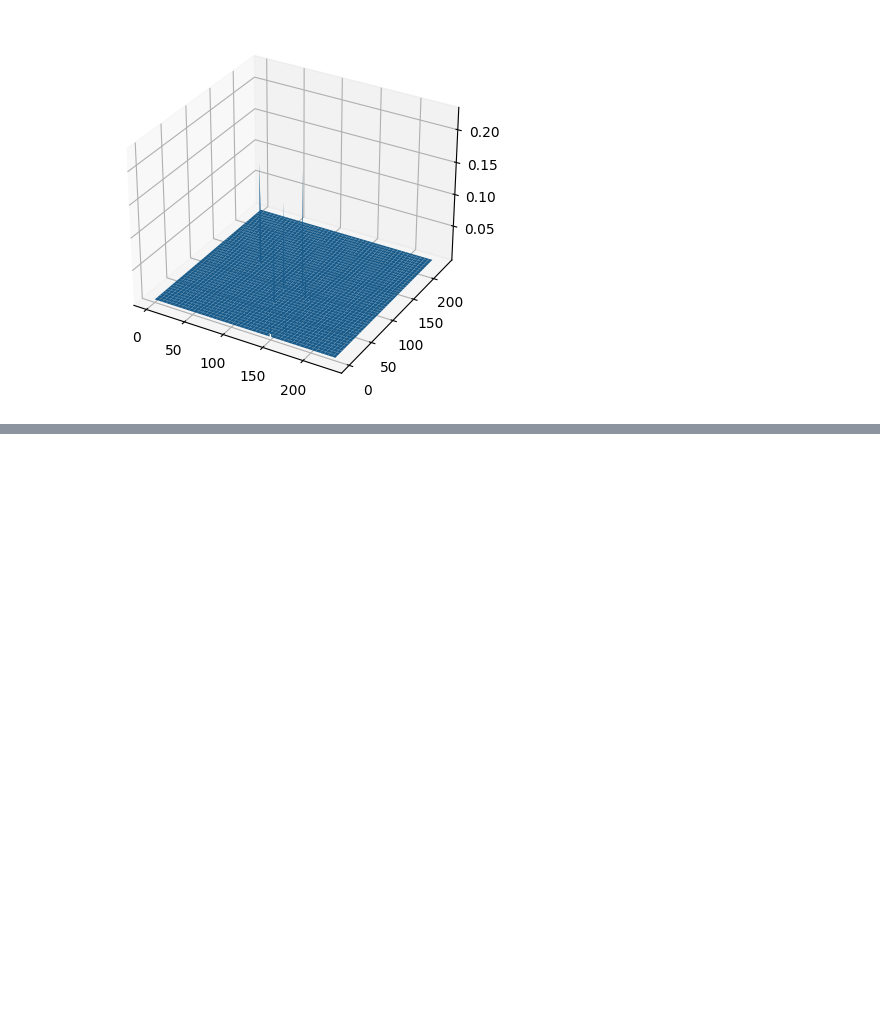
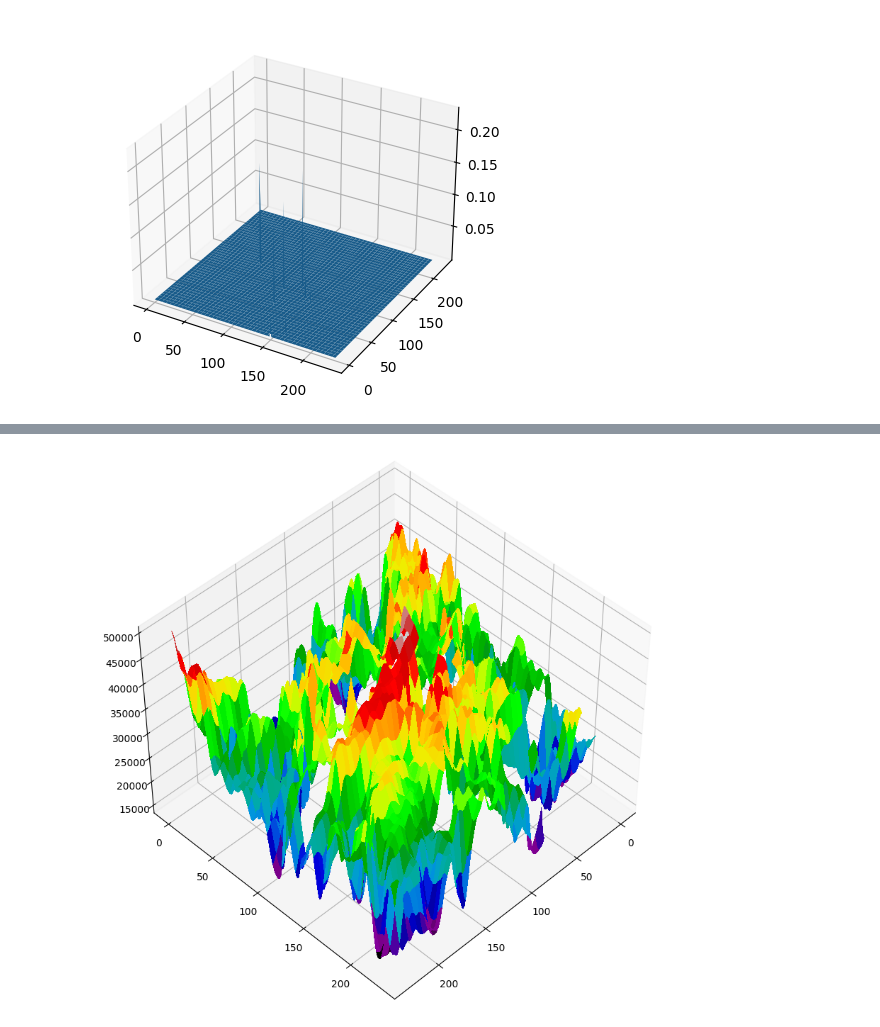
Before and after one commit to manularrea/Multispectral-Imaging-Analysis, a Jupyter notebook: gaussian.ipynb, the cells around one changed output, grey strips where cells are left out. Saved outputs shown, nothing was run; the diff lists cells and outputs as text; code cells hidden in the pictures; blank space fills up the shorter version.

Commit message:
Color change, gaussian blur

```diff
--- a/gaussian.ipynb
+++ b/gaussian.ipynb
@@ -119,0 +152,13 @@ plt.show()
+# %%
+# Apply Gaussian smoothing to the NDVI array
+ndvi_smoothed = gaussian_filter(ndvi, sigma=2)
+
+# Plot the smoothed NDVI surface
+x, y = np.meshgrid(np.arange(ndvi.shape[1]), np.arange(ndvi.shape[0]))
+fig = plt.figure(figsize=(10, 10))
+ax = fig.add_subplot(111, projection='3d')
+ax.view_init(elev=45, azim=45)
+ax.plot_surface(x, y, ndvi_smoothed, cmap=cmap, linewidth=0, antialiased=False)
+plt.show()
+# %% [output]
+[figure, added]
```
Also changed, not shown: parts of 11 cells of this notebook.
